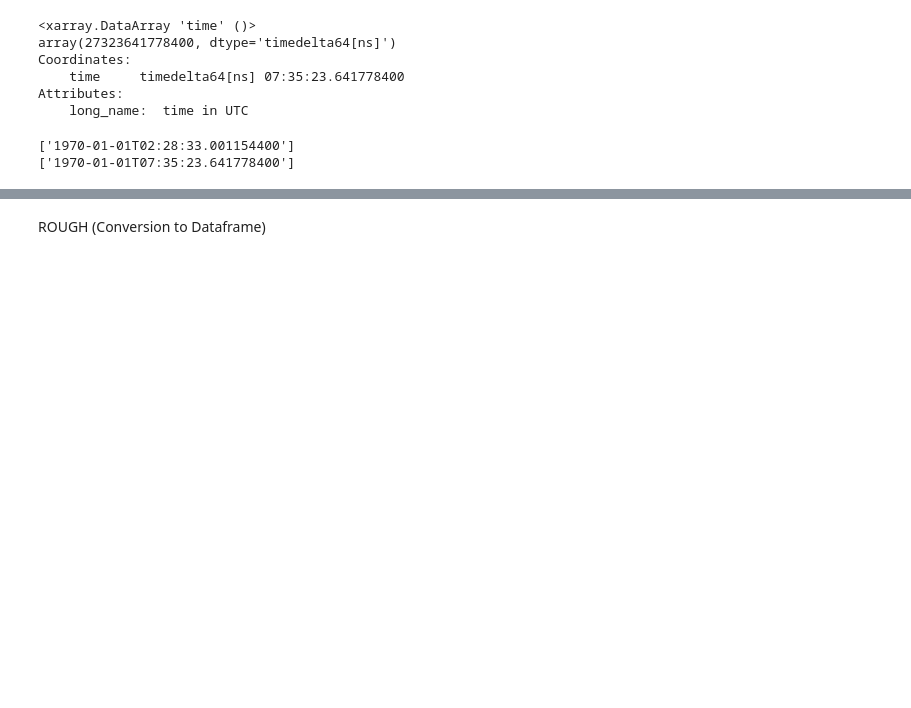
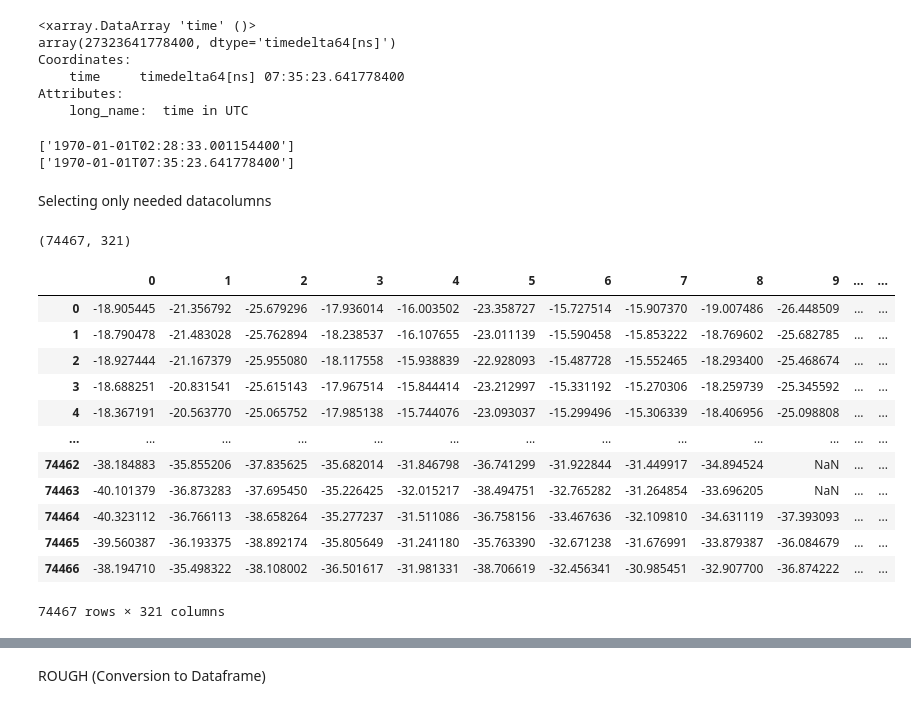
Before and after one commit to ghrcdaac/FCX-Histogram, a Jupyter notebook: preprocess_CRS.ipynb, the cells around one changed output, grey strips where cells are left out. Saved outputs shown, nothing was run; the diff lists cells and outputs as text; code cells hidden in the pictures; blank space fills up the shorter version.

```diff
--- a/preprocess_CRS.ipynb
+++ b/preprocess_CRS.ipynb
@@ -139,3 +125,26 @@ print(np.array([27323641778400], dtype='datetime64[ns]')) # 0th item in time coo
 # %% [output]
 ['1970-01-01T02:28:33.001154400']
 ['1970-01-01T07:35:23.641778400']
+# %% [markdown]
+Selecting only needed datacolumns
+# %%
+DS.data_vars['ref'].values.shape
+# %% [output]
+(74467, 321)
+# %%
+import pandas as pd
+pd.DataFrame(DS.data_vars['ref'].values)
+# %% [output]
+|  | 0 | 1 | 2 | 3 | 4 | 5 | 6 | 7 | 8 | 9 | ... | ... |
+| 0 | -18.905445 | -21.356792 | -25.679296 | -17.936014 | -16.003502 | -23.358727 | -15.727514 | -15.907370 | -19.007486 | -26.448509 | ... | ... |
+| 1 | -18.790478 | -21.483028 | -25.762894 | -18.238537 | -16.107655 | -23.011139 | -15.590458 | -15.853222 | -18.769602 | -25.682785 | ... | ... |
+| 2 | -18.927444 | -21.167379 | -25.955080 | -18.117558 | -15.938839 | -22.928093 | -15.487728 | -15.552465 | -18.293400 | -25.468674 | ... | ... |
+| 3 | -18.688251 | -20.831541 | -25.615143 | -17.967514 | -15.844414 | -23.212997 | -15.331192 | -15.270306 | -18.259739 | -25.345592 | ... | ... |
+| 4 | -18.367191 | -20.563770 | -25.065752 | -17.985138 | -15.744076 | -23.093037 | -15.299496 | -15.306339 | -18.406956 | -25.098808 | ... | ... |
+| ... | ... | ... | ... | ... | ... | ... | ... | ... | ... | ... | ... | ... |
+| 74462 | -38.184883 | -35.855206 | -37.835625 | -35.682014 | -31.846798 | -36.741299 | -31.922844 | -31.449917 | -34.894524 | NaN | ... | ... |
+| 74463 | -40.101379 | -36.873283 | -37.695450 | -35.226425 | -32.015217 | -38.494751 | -32.765282 | -31.264854 | -33.696205 | NaN | ... | ... |
+| 74464 | -40.323112 | -36.766113 | -38.658264 | -35.277237 | -31.511086 | -36.758156 | -33.467636 | -32.109810 | -34.631119 | -37.393093 | ... | ... |
+| 74465 | -39.560387 | -36.193375 | -38.892174 | -35.805649 | -31.241180 | -35.763390 | -32.671238 | -31.676991 | -33.879387 | -36.084679 | ... | ... |
+| 74466 | -38.194710 | -35.498322 | -38.108002 | -36.501617 | -31.981331 | -38.706619 | -32.456341 | -30.985451 | -32.907700 | -36.874222 | ... | ... |
+74467 rows × 321 columns
```
Also changed, not shown: parts of 12 cells of this notebook, 1 other file.
